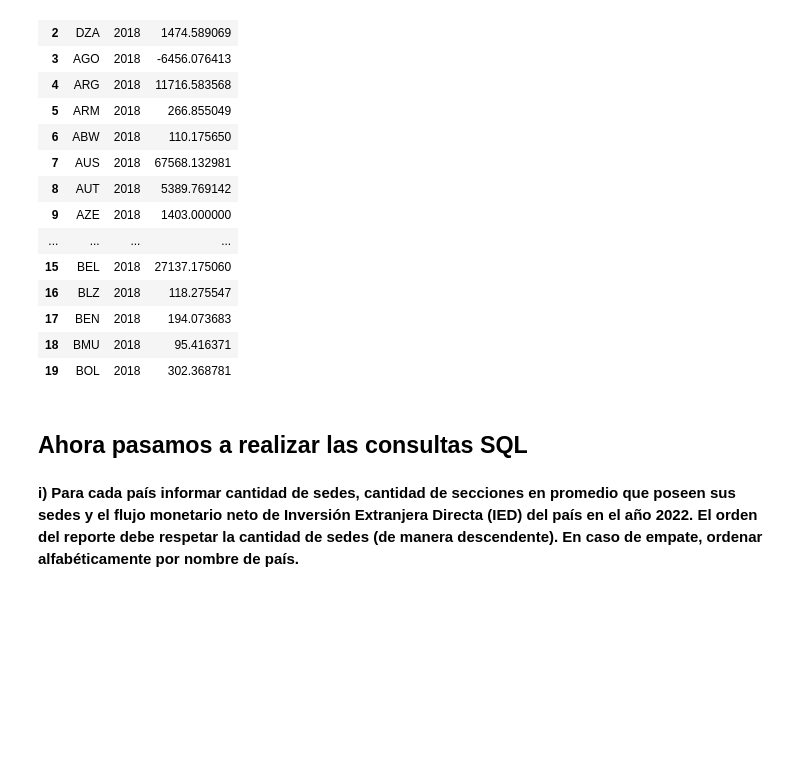
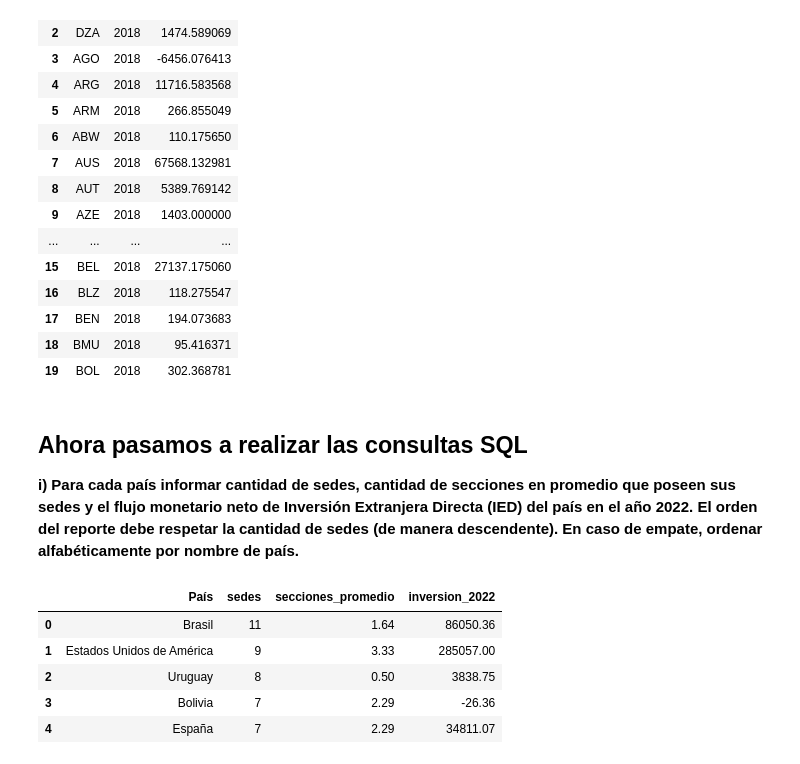
Before and after one commit to Empromptu/Inversion-extranjera-en-Argentina, a Jupyter notebook: notas.ipynb, the cells around one changed output. Drawn from its saved outputs; the diff is of its cells as text; code cells hidden in the pictures; blank space fills up the shorter version.

```diff
--- a/notas.ipynb
+++ b/notas.ipynb
@@ -605,11 +674,39 @@ esquema_pais.to_csv("TablasLimpias/esquema_pais.csv")
 esquema_rrss.to_csv("TablasLimpias/esquema_rrss.csv")
 esquema_sede.to_csv("TablasLimpias/esquema_sede.csv")
 esquema_IED.to_csv("TablasLimpias/esquema_IED.csv")
-# %% [markdown]
-<h2>Ahora pasamos a realizar las consultas SQL</h2>
 # %% [markdown]
-**i) Para cada país informar cantidad de sedes, cantidad de secciones en
-promedio que poseen sus sedes y el flujo monetario neto de Inversión
-Extranjera Directa (IED) del país en el año 2022. El orden del reporte debe
-respetar la cantidad de sedes (de manera descendente). En caso de empate,
-ordenar alfabéticamente por nombre de país.**
+<h2>Ahora pasamos a realizar las consultas SQL</h2>
+
+**i) Para cada país informar cantidad de sedes, cantidad de secciones en promedio que poseen sus sedes y el flujo monetario neto de Inversión Extranjera Directa (IED) del país en el año 2022. El orden del reporte debe respetar la cantidad de sedes (de manera descendente). En caso de empate, ordenar alfabéticamente por nombre de país.**
+# %%
+# para facilitar y acortar las consultas
+# queremos usar los indices de los esquemas en las consultas
+# nos ahorramos de poner la palabra esquema en cada consulta
+sedes = pd.read_csv("./TablasLimpias/esquema_sede.csv")
+rrss = pd.read_csv("./TablasLimpias/esquema_rrss.csv")
+pais = pd.read_csv("./TablasLimpias/esquema_pais.csv")
+IED = pd.read_csv("./TablasLimpias/esquema_IED.csv")
+# %%
+consulta1 = sql ^( """
+            SELECT DISTINCT COUNT(sede_id) AS sedes , iso3_sede , AVG(n_secciones) AS secciones_promedio
+            FROM sedes
+            GROUP BY iso3_sede
+            """)
+
+reporte_1 = sql ^( """
+            SELECT DISTINCT nombre AS País, sedes, ROUND(secciones_promedio,2) AS secciones_promedio, ROUND(inversion,2) AS inversion_2022
+            FROM consulta1
+            INNER JOIN pais ON consulta1.iso3_sede = pais.iso3
+            INNER JOIN IED ON consulta1.iso3_sede = IED.pais
+            WHERE IED.anio = 2022
+            ORDER BY sedes DESC,  País ASC
+            """)
+# %%
+reporte_1.head()
+# %% [output]
+|  | País | sedes | secciones_promedio | inversion_2022 |
+| 0 | Brasil | 11 | 1.64 | 86050.36 |
+| 1 | Estados Unidos de América | 9 | 3.33 | 285057.00 |
+| 2 | Uruguay | 8 | 0.50 | 3838.75 |
+| 3 | Bolivia | 7 | 2.29 | -26.36 |
+| 4 | España | 7 | 2.29 | 34811.07 |
```
Also changed, not shown: parts of 21 cells of this notebook.
